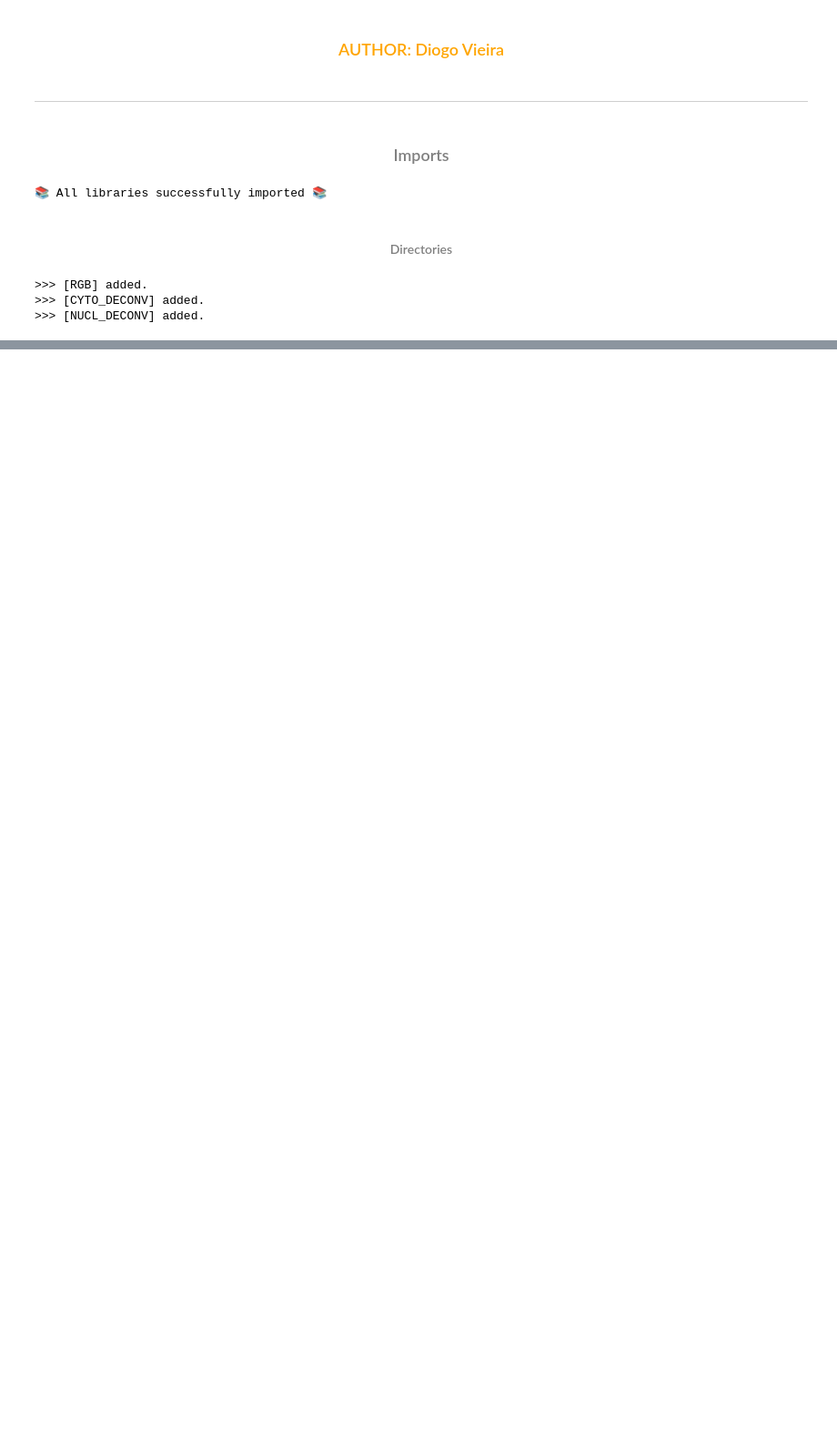
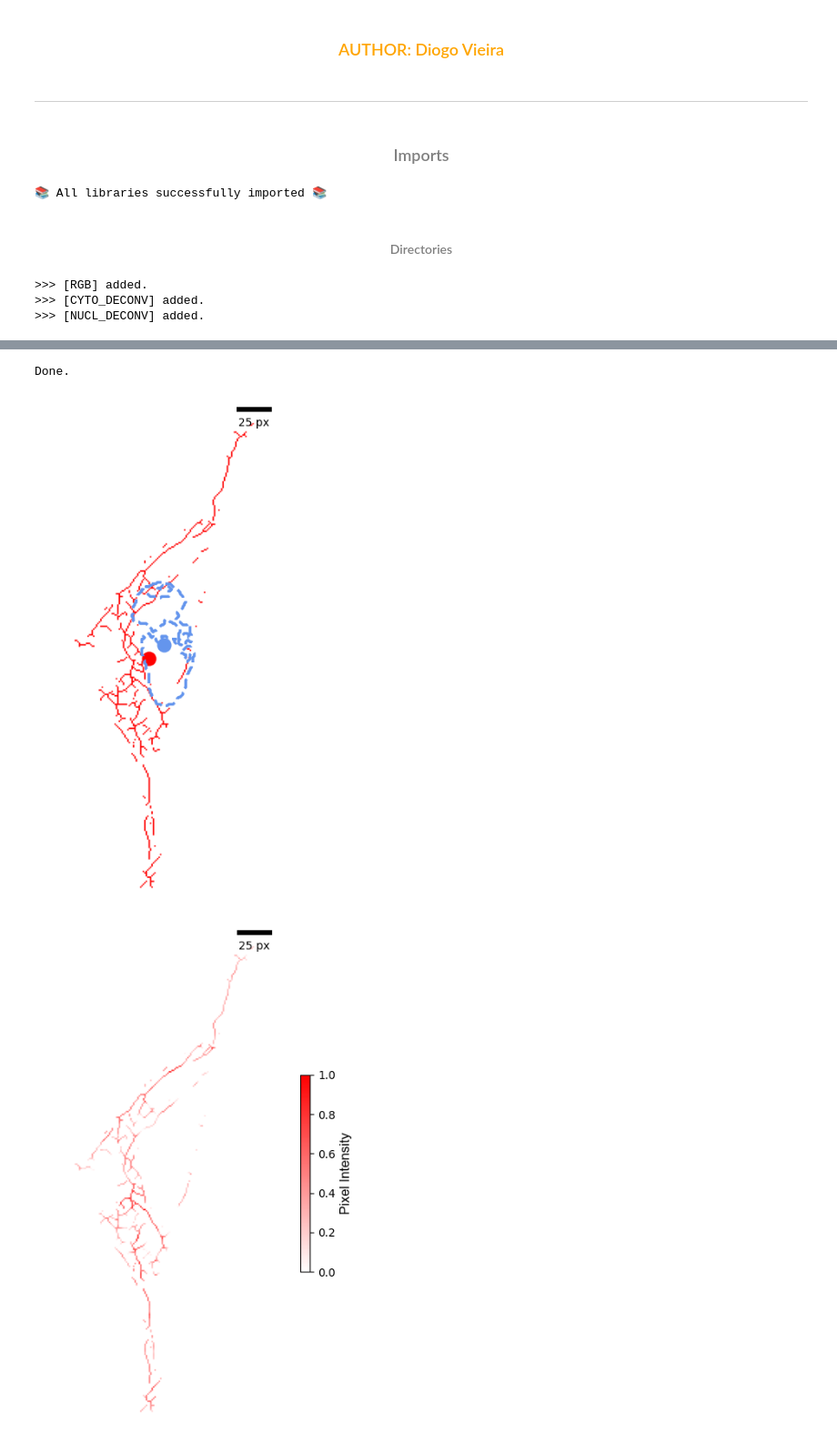
Before and after one commit to diogojfv/aTubulinOrganization, a Jupyter notebook: 5 - Processing of Individual Cells.ipynb, the cells around one changed output, grey strips where cells are left out. Shown: that part at 91% size. Drawn from its saved outputs; the diff is of its cells as text; code cells hidden in the pictures; blank space fills up the shorter version.

```diff
--- a/5 - Processing of Individual Cells.ipynb
+++ b/5 - Processing of Individual Cells.ipynb
@@ -101,6 +101,7 @@ options   = ["RGB","CYTO_DECONV","NUCL_DECONV"]
 data = init_import(folder,options,label_image)
 data['NUCL_PRE'] = pd.read_pickle(folder + "\\NUCL_PRE\\NUCL_PRE.pkl") # pd.read_pickle(os.getcwd() + "\\NUCL_PRE_2D_StarDist.pkl") #
 data['CYTO_PRE'] = pd.read_pickle(folder + "\\CYTO_PRE\\CYTO_PRE.pkl")
+ROIs    = pickle.load(open(folder + '\\ROIs\\'+ 'ROIs.p', 'rb'))
 # %% [output]
 >>> [RGB] added.
 >>> [CYTO_DECONV] added.
@@ -593,0 +425,2 @@ HBox(children=(Dropdown(description='Select Image:', options=('Select image', 11
+# %%
+cell = 1
@@ -593,0 +429,7 @@ HBox(children=(Dropdown(description='Select Image:', options=('Select image', 11
+# %%
+ResultsDF = analyze_cell(rowROI           = ROIs.loc[cell],
+                         data             = data,
+                         algorithm_cyto   = 'deconvoluted',
+                         algorithm_nuclei = 0,
+                         LSFparams        = [2,2.5,1],
+                         features         = features)
@@ -593,0 +444,6 @@ HBox(children=(Dropdown(description='Select Image:', options=('Select image', 11
+# %%
+intensity_plotter(ResultsRow=ResultsDF.loc[cell],data=data,save=False)
+# %% [output]
+Done.
+[figure, added]
+[figure, added]
```
Also changed, not shown: parts of 10 cells of this notebook, 13 other files.
